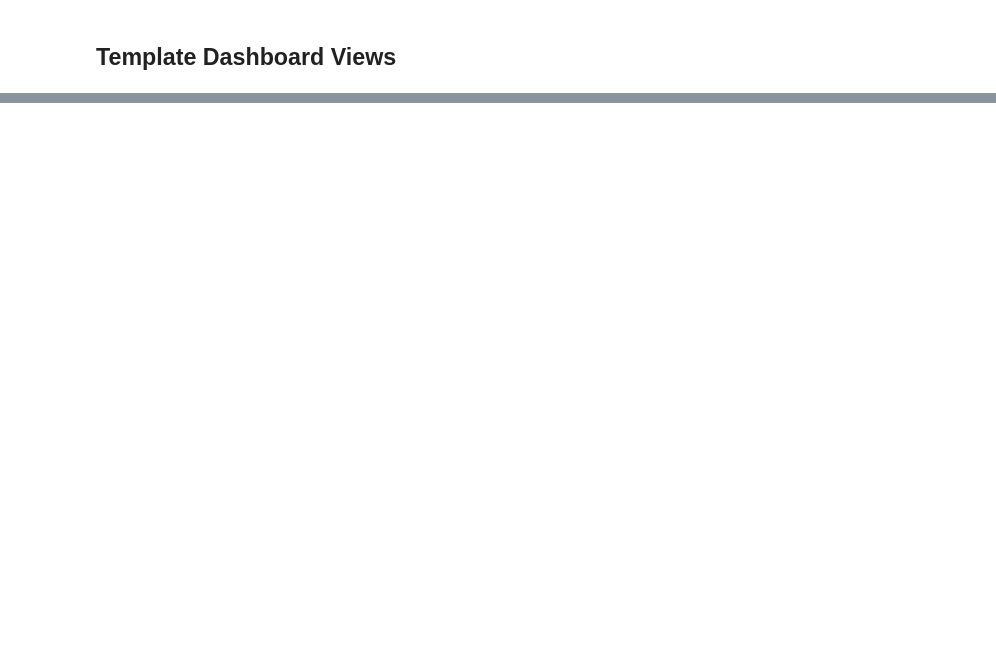
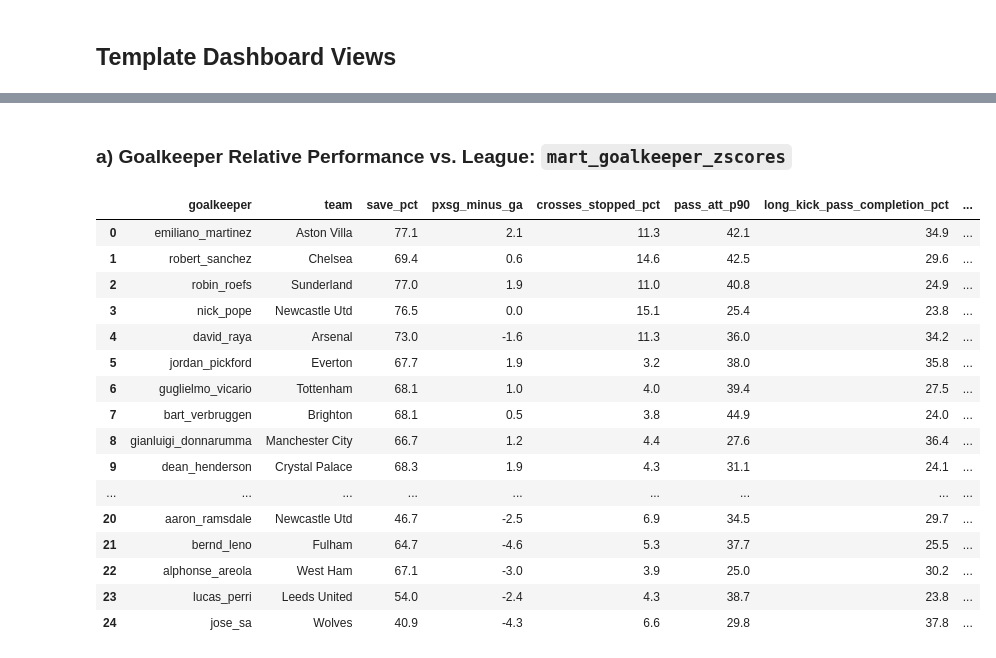
Before and after one commit to SHarrison00/gk_performance_tracker, a Jupyter notebook: notebooks/01_exploratory_data_analysis.ipynb, the cells around one changed output, grey strips where cells are left out. Cells and saved outputs as stored; diff of their text form; code cells hidden in the pictures; blank space fills up the shorter version.

```diff
--- a/notebooks/01_exploratory_data_analysis.ipynb
+++ b/notebooks/01_exploratory_data_analysis.ipynb
@@ -102,0 +82,25 @@ group by
+# %% [markdown]
+### a) Goalkeeper Relative Performance vs. League: `mart_goalkeeper_zscores`
+# %%
+q("""
+select *
+from mart_goalkeeper_zscores
+""")
+# %% [output]
+|  | goalkeeper | team | save_pct | pxsg_minus_ga | crosses_stopped_pct | pass_att_p90 | long_kick_pass_completion_pct | ... |
+| 0 | emiliano_martinez | Aston Villa | 77.1 | 2.1 | 11.3 | 42.1 | 34.9 | ... |
+| 1 | robert_sanchez | Chelsea | 69.4 | 0.6 | 14.6 | 42.5 | 29.6 | ... |
+| 2 | robin_roefs | Sunderland | 77.0 | 1.9 | 11.0 | 40.8 | 24.9 | ... |
+| 3 | nick_pope | Newcastle Utd | 76.5 | 0.0 | 15.1 | 25.4 | 23.8 | ... |
+| 4 | david_raya | Arsenal | 73.0 | -1.6 | 11.3 | 36.0 | 34.2 | ... |
+| 5 | jordan_pickford | Everton | 67.7 | 1.9 | 3.2 | 38.0 | 35.8 | ... |
+| 6 | guglielmo_vicario | Tottenham | 68.1 | 1.0 | 4.0 | 39.4 | 27.5 | ... |
+| 7 | bart_verbruggen | Brighton | 68.1 | 0.5 | 3.8 | 44.9 | 24.0 | ... |
+| 8 | gianluigi_donnarumma | Manchester City | 66.7 | 1.2 | 4.4 | 27.6 | 36.4 | ... |
+| 9 | dean_henderson | Crystal Palace | 68.3 | 1.9 | 4.3 | 31.1 | 24.1 | ... |
+| ... | ... | ... | ... | ... | ... | ... | ... | ... |
+| 20 | aaron_ramsdale | Newcastle Utd | 46.7 | -2.5 | 6.9 | 34.5 | 29.7 | ... |
+| 21 | bernd_leno | Fulham | 64.7 | -4.6 | 5.3 | 37.7 | 25.5 | ... |
+| 22 | alphonse_areola | West Ham | 67.1 | -3.0 | 3.9 | 25.0 | 30.2 | ... |
+| 23 | lucas_perri | Leeds United | 54.0 | -2.4 | 4.3 | 38.7 | 23.8 | ... |
+| 24 | jose_sa | Wolves | 40.9 | -4.3 | 6.6 | 29.8 | 37.8 | ... |
```
Also changed, not shown: parts of 3 cells of this notebook, 8 other files.
